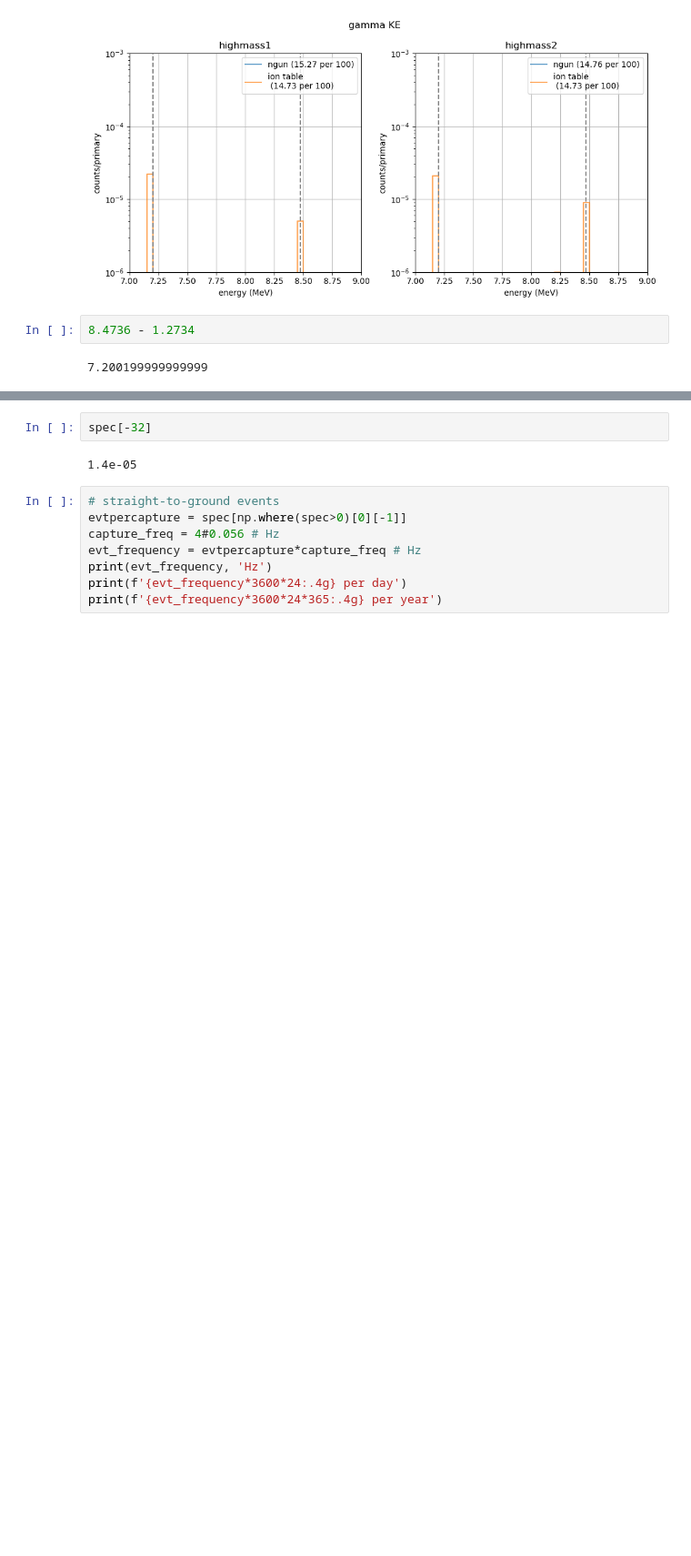
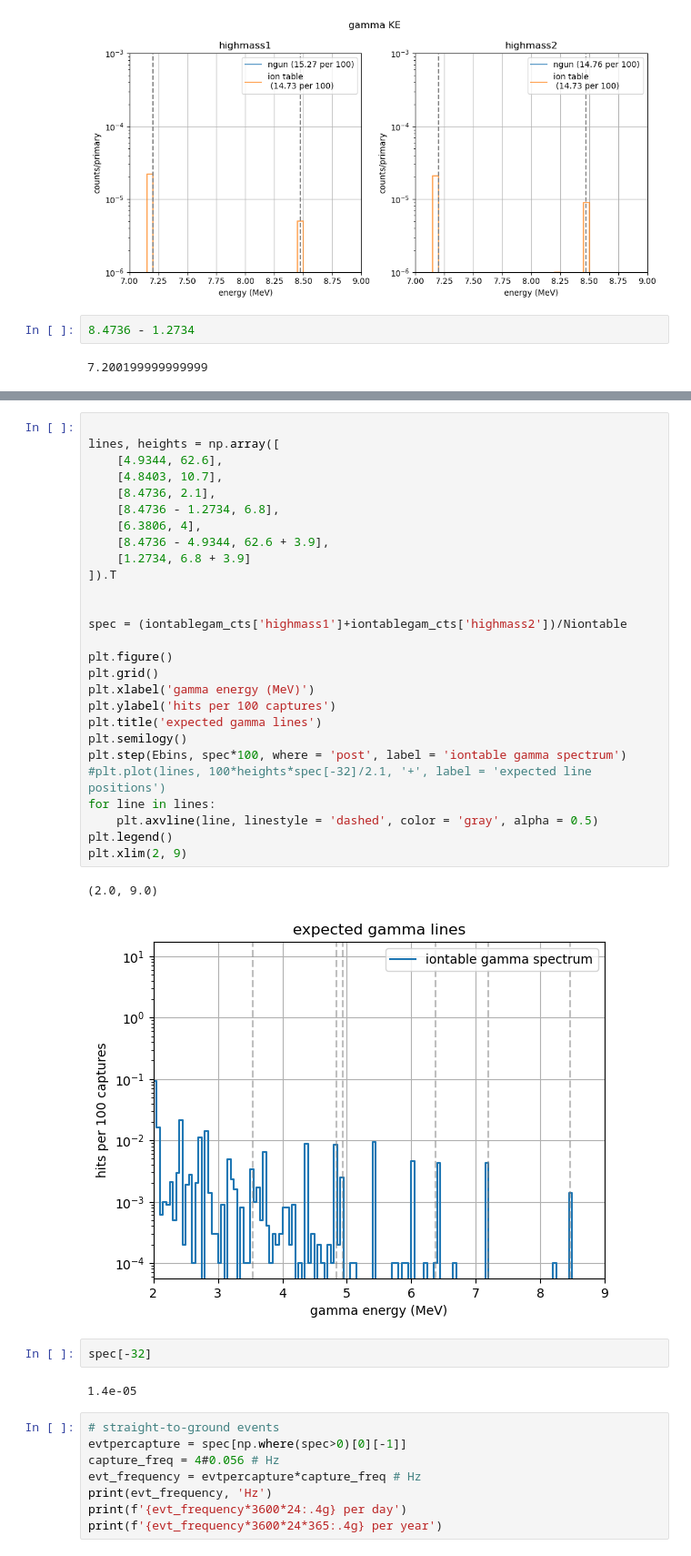
Before and after one commit to tamu-edu/doublecap, a Jupyter notebook: analysis/capture_validation.ipynb, the cells around one changed output, grey strips where cells are left out. Shown: that part at 91% size. Drawn from its saved outputs; the diff is of its cells as text; blank space fills up the shorter version.

```diff
--- a/analysis/capture_validation.ipynb
+++ b/analysis/capture_validation.ipynb
@@ -279,6 +280,36 @@ plt.xlim(2, 9)
 # %% [output]
 (2.0, 9.0)
 [figure]
+# %%
+
+lines, heights = np.array([
+    [4.9344, 62.6],
+    [4.8403, 10.7],
+    [8.4736, 2.1],
+    [8.4736 - 1.2734, 6.8],
+    [6.3806, 4],
+    [8.4736 - 4.9344, 62.6 + 3.9],
+    [1.2734, 6.8 + 3.9]
+]).T
+
+
+spec = (iontablegam_cts['highmass1']+iontablegam_cts['highmass2'])/Niontable
+
+plt.figure()
+plt.grid()
+plt.xlabel('gamma energy (MeV)')
+plt.ylabel('hits per 100 captures')
+plt.title('expected gamma lines')
+plt.semilogy()
+plt.step(Ebins, spec*100, where = 'post', label = 'iontable gamma spectrum')
+#plt.plot(lines, 100*heights*spec[-32]/2.1, '+', label = 'expected line positions')
+for line in lines:
+    plt.axvline(line, linestyle = 'dashed', color = 'gray', alpha = 0.5)
+plt.legend()
+plt.xlim(2, 9)
+# %% [output]
+(2.0, 9.0)
+[figure, added]
 # %%
 spec[-32]
 # %% [output]
```
Also changed, not shown: parts of 1 cell of this notebook, 2 other files.
